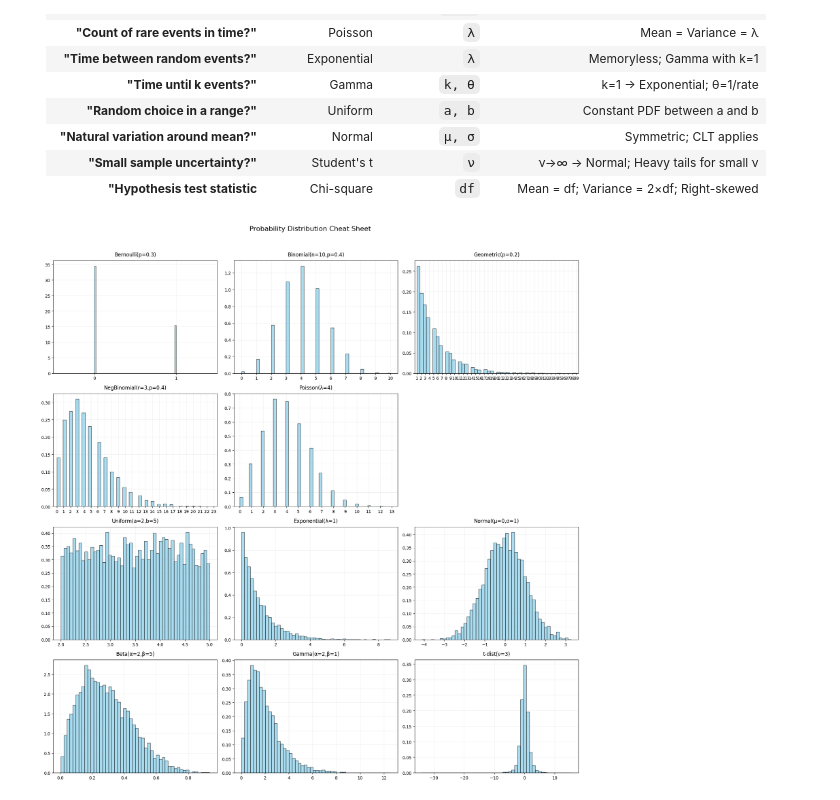
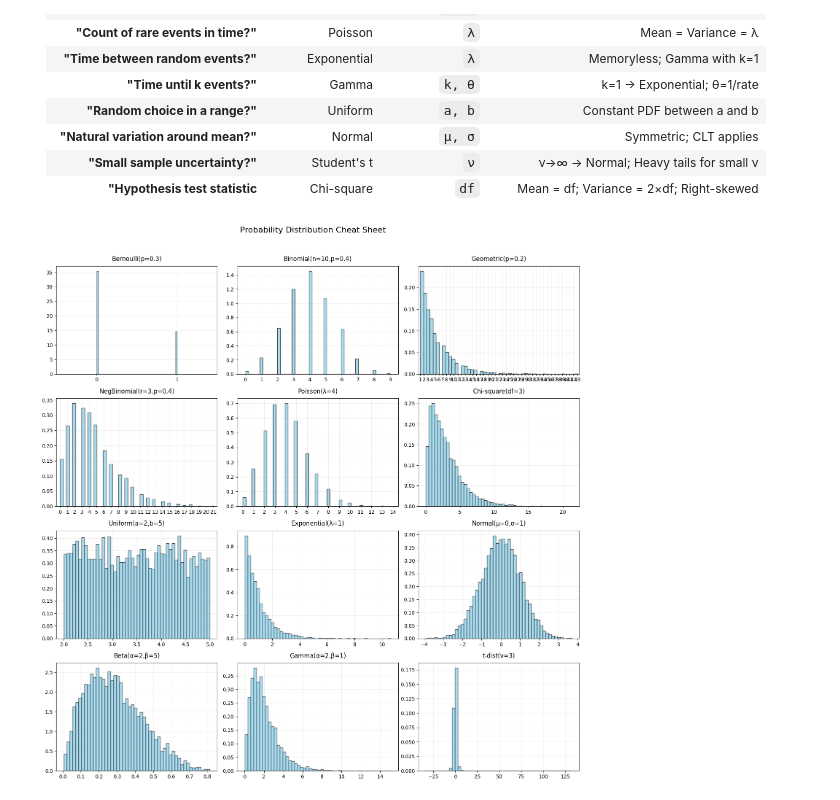
Before and after one commit to jrbayguade/Probability_Distributions_Cheat_sheet, a Jupyter notebook: distributions.ipynb, the cells around one changed output. Cells and saved outputs as stored; diff of their text form; code cells hidden in the pictures.

```diff
--- a/distributions.ipynb
+++ b/distributions.ipynb
@@ -737,7 +737,7 @@ discrete_dists = [
     ("Geometric(p=0.2)", lambda: np.random.geometric(0.2, 5000)),
     ("NegBinomial(r=3,p=0.4)", lambda: np.random.negative_binomial(3, 0.4, 5000)),
     ("Poisson(λ=4)", lambda: np.random.poisson(4, 5000)),
-    ("", lambda: np.array([]))  # Empty slot for alignment
+    ("Chi-square(df=3)", lambda: np.random.chisquare(3, 5000))
 ]
 
 # Continuous Distributions
@@ -745,31 +745,31 @@ continuous_dists = [
     ("Uniform(a=2,b=5)", lambda: np.random.uniform(2, 5, 5000)),
     ("Exponential(λ=1)", lambda: np.random.exponential(1, 5000)),
     ("Normal(μ=0,σ=1)", lambda: np.random.normal(0, 1, 5000)),
     ("Beta(α=2,β=5)", lambda: np.random.beta(2, 5, 5000)),
     ("Gamma(α=2,β=1)", lambda: np.random.gamma(2, 1, 5000)),
     ("t-dist(ν=3)", lambda: np.random.standard_t(3, 5000))
 ]
 
 # Combine and plot all distributions
 all_dists = discrete_dists + continuous_dists
 
 for ax, (title, sampler) in zip(axes.ravel(), all_dists):
     if title:  # Skip empty slots
         data = sampler()
         ax.hist(data, bins=50, density=True, alpha=0.7, color='skyblue', edgecolor='black')
 
         # Special handling for discrete distributions
         if 'Bernoulli' in title or 'Binomial' in title or 'Geometric' in title or 'NegBinomial' in title or 'Poisson' in title:
             ax.set_xticks(np.arange(min(data), max(data)+1))
             ax.set_xlim(min(data)-0.5, max(data)+0.5)
 
         ax.set_title(title, pad=10)
         ax.grid(True, alpha=0.2)
     else:
         ax.axis('off')  # Hide empty subplots
 
 plt.suptitle("Probability Distribution Cheat Sheet", y=1.02, fontsize=16)
 plt.tight_layout()
 plt.show()
 # %% [output]
-[figure, old version]
+[figure, new version]
```
